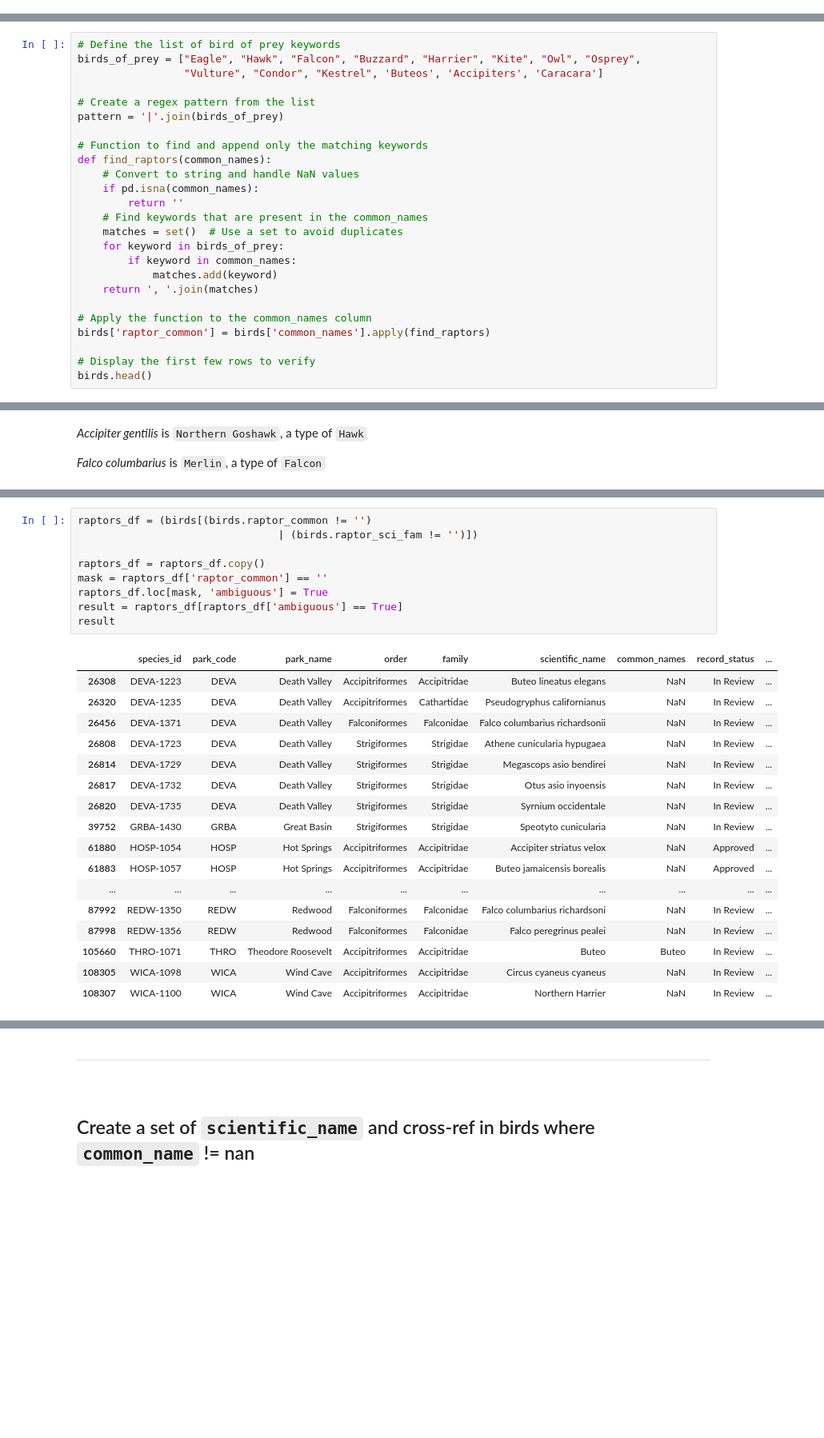
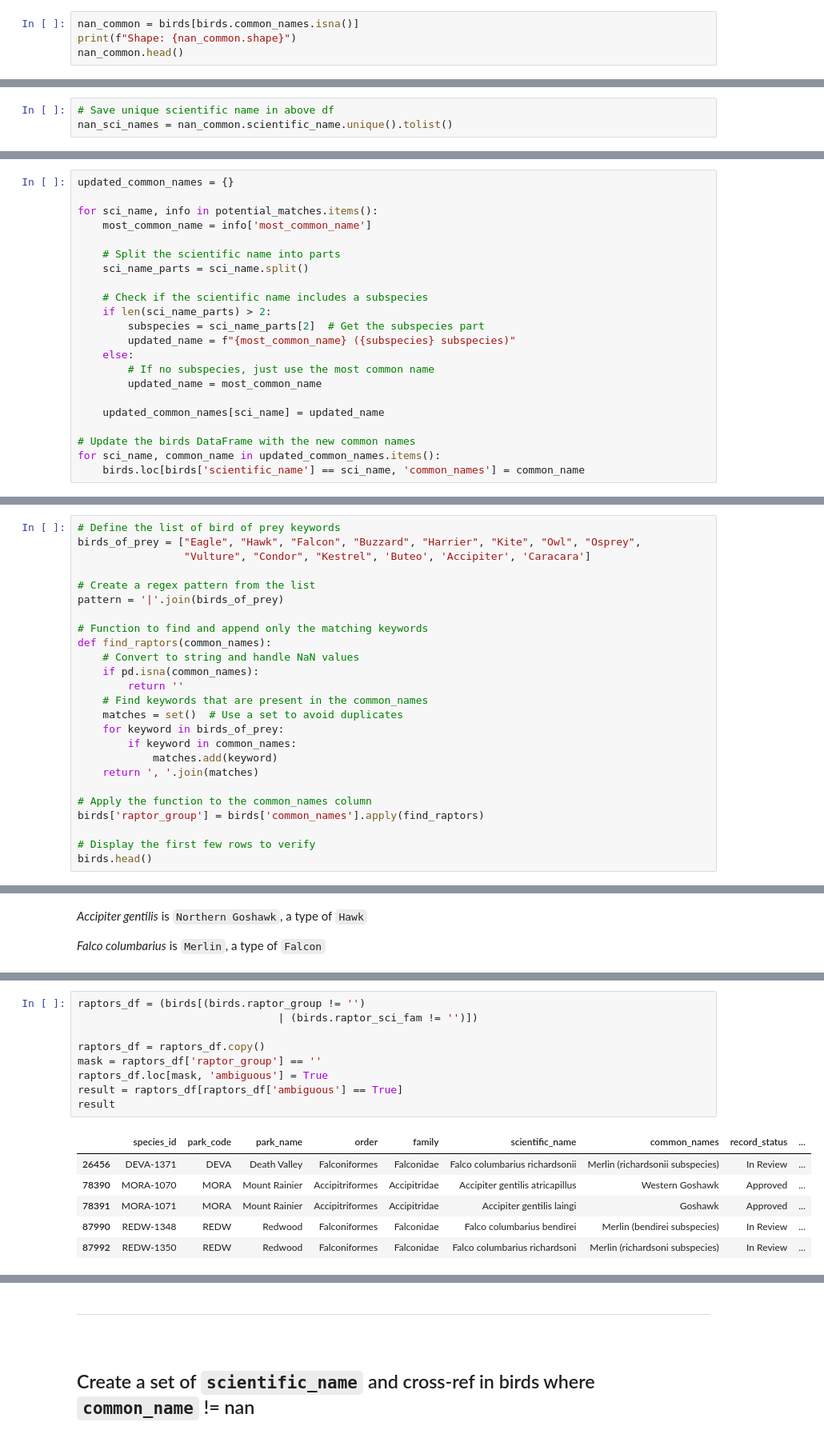
Before and after one commit to pineapple-bois/USNationalParks, a Jupyter notebook: Species.ipynb, the cells around one changed output, grey strips where cells are left out. Shown at 80% size. Cells and saved outputs as stored; diff of their text form; blank space fills up the shorter version.

```diff
--- a/Species.ipynb
+++ b/Species.ipynb
@@ -453,0 +1059,4 @@ NaN count: 280
+# %%
+nan_common = birds[birds.common_names.isna()]
+print(f"Shape: {nan_common.shape}")
+nan_common.head()
@@ -453,0 +1071,3 @@ NaN count: 280
+# %%
+# Save unique scientific name in above df
+nan_sci_names = nan_common.scientific_name.unique().tolist()
@@ -453,0 +1127,22 @@ NaN count: 280
+# %%
+updated_common_names = {}
+
+for sci_name, info in potential_matches.items():
+    most_common_name = info['most_common_name']
+
+    # Split the scientific name into parts
+    sci_name_parts = sci_name.split()
+
+    # Check if the scientific name includes a subspecies
+    if len(sci_name_parts) > 2:
+        subspecies = sci_name_parts[2]  # Get the subspecies part
+        updated_name = f"{most_common_name} ({subspecies} subspecies)"
+    else:
+        # If no subspecies, just use the most common name
+        updated_name = most_common_name
+
+    updated_common_names[sci_name] = updated_name
+
+# Update the birds DataFrame with the new common names
+for sci_name, common_name in updated_common_names.items():
+    birds.loc[birds['scientific_name'] == sci_name, 'common_names'] = common_name
@@ -454,7 +1220,7 @@ NaN count: 280
 # %%
 # Define the list of bird of prey keywords
 birds_of_prey = ["Eagle", "Hawk", "Falcon", "Buzzard", "Harrier", "Kite", "Owl", "Osprey",
-                 "Vulture", "Condor", "Kestrel", 'Buteos', 'Accipiters', 'Caracara']
+                 "Vulture", "Condor", "Kestrel", 'Buteo', 'Accipiter', 'Caracara']
 
 # Create a regex pattern from the list
 pattern = '|'.join(birds_of_prey)
@@ -472,7 +1238,7 @@ def find_raptors(common_names):
     return ', '.join(matches)
 
 # Apply the function to the common_names column
-birds['raptor_common'] = birds['common_names'].apply(find_raptors)
+birds['raptor_group'] = birds['common_names'].apply(find_raptors)
 
 # Display the first few rows to verify
 birds.head()
@@ -607,30 +1373,19 @@ birds.loc[birds['scientific_name'] == 'Falco columbarius suckleyi',
 # %%
-raptors_df = (birds[(birds.raptor_common != '')
+raptors_df = (birds[(birds.raptor_group != '')
                                 | (birds.raptor_sci_fam != '')])
 
 raptors_df = raptors_df.copy()
-mask = raptors_df['raptor_common'] == ''
+mask = raptors_df['raptor_group'] == ''
 raptors_df.loc[mask, 'ambiguous'] = True
 result = raptors_df[raptors_df['ambiguous'] == True]
 result
 # %% [output]
 |  | species_id | park_code | park_name | order | family | scientific_name | common_names | record_status | ... |
-| 26308 | DEVA-1223 | DEVA | Death Valley | Accipitriformes | Accipitridae | Buteo lineatus elegans | NaN | In Review | ... |
-| 26320 | DEVA-1235 | DEVA | Death Valley | Accipitriformes | Cathartidae | Pseudogryphus californianus | NaN | In Review | ... |
-| 26456 | DEVA-1371 | DEVA | Death Valley | Falconiformes | Falconidae | Falco columbarius richardsonii | NaN | In Review | ... |
-| 26808 | DEVA-1723 | DEVA | Death Valley | Strigiformes | Strigidae | Athene cunicularia hypugaea | NaN | In Review | ... |
-| 26814 | DEVA-1729 | DEVA | Death Valley | Strigiformes | Strigidae | Megascops asio bendirei | NaN | In Review | ... |
-| 26817 | DEVA-1732 | DEVA | Death Valley | Strigiformes | Strigidae | Otus asio inyoensis | NaN | In Review | ... |
-| 26820 | DEVA-1735 | DEVA | Death Valley | Strigiformes | Strigidae | Syrnium occidentale | NaN | In Review | ... |
-| 39752 | GRBA-1430 | GRBA | Great Basin | Strigiformes | Strigidae | Speotyto cunicularia | NaN | In Review | ... |
-| 61880 | HOSP-1054 | HOSP | Hot Springs | Accipitriformes | Accipitridae | Accipiter striatus velox | NaN | Approved | ... |
-| 61883 | HOSP-1057 | HOSP | Hot Springs | Accipitriformes | Accipitridae | Buteo jamaicensis borealis | NaN | Approved | ... |
-| ... | ... | ... | ... | ... | ... | ... | ... | ... | ... |
-| 87992 | REDW-1350 | REDW | Redwood | Falconiformes | Falconidae | Falco columbarius richardsoni | NaN | In Review | ... |
-| 87998 | REDW-1356 | REDW | Redwood | Falconiformes | Falconidae | Falco peregrinus pealei | NaN | In Review | ... |
-| 105660 | THRO-1071 | THRO | Theodore Roosevelt | Accipitriformes | Accipitridae | Buteo | Buteo | In Review | ... |
-| 108305 | WICA-1098 | WICA | Wind Cave | Accipitriformes | Accipitridae | Circus cyaneus cyaneus | NaN | In Review | ... |
-| 108307 | WICA-1100 | WICA | Wind Cave | Accipitriformes | Accipitridae | Northern Harrier | NaN | In Review | ... |
+| 26456 | DEVA-1371 | DEVA | Death Valley | Falconiformes | Falconidae | Falco columbarius richardsonii | Merlin (richardsonii subspecies) | In Review | ... |
+| 78390 | MORA-1070 | MORA | Mount Rainier | Accipitriformes | Accipitridae | Accipiter gentilis atricapillus | Western Goshawk | Approved | ... |
+| 78391 | MORA-1071 | MORA | Mount Rainier | Accipitriformes | Accipitridae | Accipiter gentilis laingi | Goshawk | Approved | ... |
+| 87990 | REDW-1348 | REDW | Redwood | Falconiformes | Falconidae | Falco columbarius bendirei | Merlin (bendirei subspecies) | In Review | ... |
+| 87992 | REDW-1350 | REDW | Redwood | Falconiformes | Falconidae | Falco columbarius richardsoni | Merlin (richardsoni subspecies) | In Review | ... |
 # %%
 print(f"Shape of birds: {birds.shape}")
 # %% [output]
```
Also changed, not shown: parts of 92 cells of this notebook.
